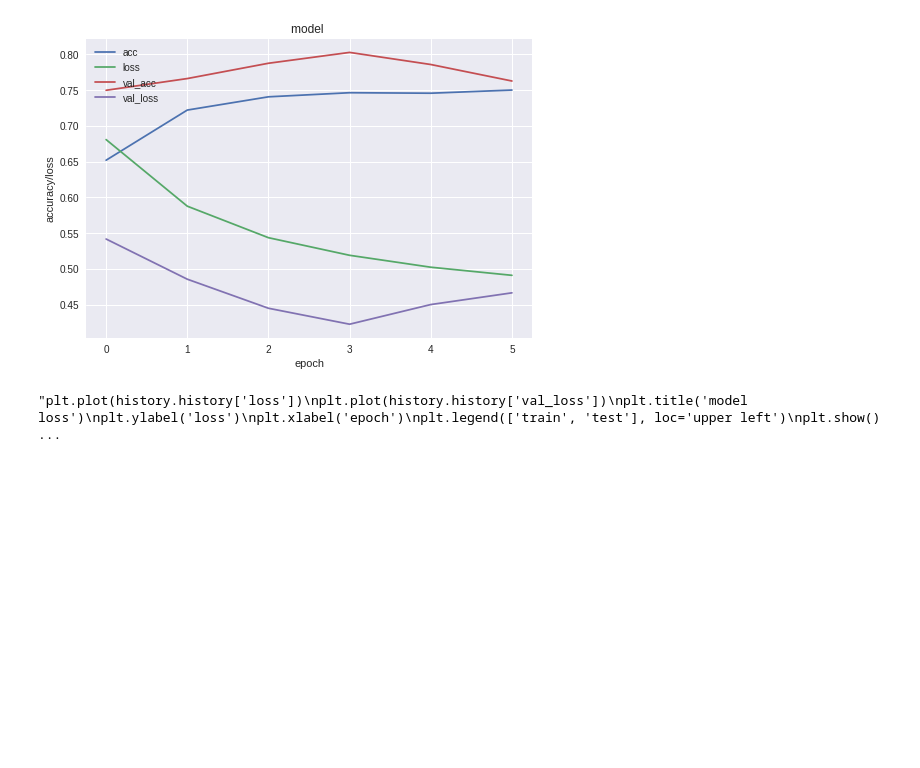
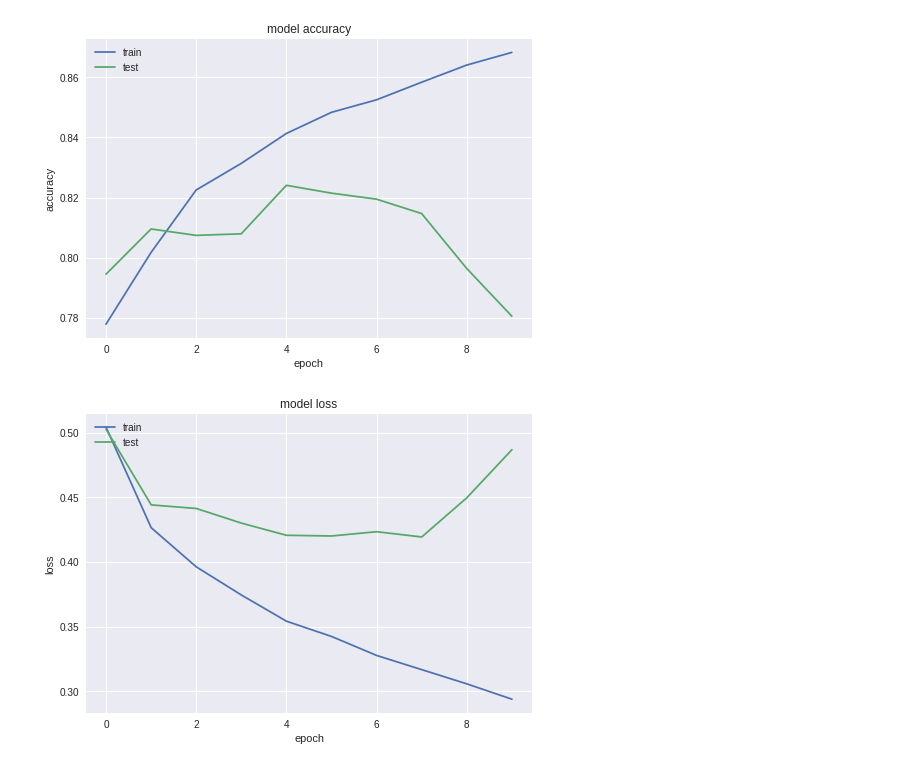
Before and after one commit to FG2511/ARE, a Jupyter notebook: model1_Francesca.ipynb, the cells around one changed output. Drawn from its saved outputs; the diff is of its cells as text; code cells hidden in the pictures; blank space fills up the shorter version.

```diff
--- a/model1_Francesca.ipynb
+++ b/model1_Francesca.ipynb
@@ -80,20 +105,23 @@ def generate_model(shape):
   model = Sequential()
   model.add(BatchNormalization())
 
-  model.add(Dense(113, input_dim=shape, use_bias=False, kernel_initializer='random_uniform'))#, activation='relu'))
+  '''model.add(Dense(113, input_dim=shape, kernel_initializer='random_uniform',  bias_initializer='zeros', activation='relu'))'''
+  model.add(Dense(113, input_dim=shape, kernel_initializer='random_uniform', use_bias = False))
   model.add(BatchNormalization())
   model.add(Activation('relu'))
-  model.add(Dropout(0.5))
+  model.add(Dropout(0,5))
 
-  model.add(Dense(229, use_bias=False, kernel_initializer='random_uniform')) #, activation='relu'))
+  '''model.add(Dense(229, kernel_initializer='random_uniform',  bias_initializer='zeros', activation='relu'))'''
+  model.add(Dense(57, kernel_initializer='random_uniform', use_bias = False))
   model.add(BatchNormalization())
   model.add(Activation('relu'))
-  model.add(Dropout(0.5))
+  model.add(Dropout(0,5))
 
-  model.add(Dense(153, use_bias=False, kernel_initializer='random_uniform')) #, activation='relu'))
+  '''model.add(Dense(153, kernel_initializer='random_uniform',  bias_initializer='zeros', activation='relu'))'''
+  '''model.add(Dense(153, kernel_initializer='random_uniform', use_bias = False))
   model.add(BatchNormalization())
   model.add(Activation('relu'))
-  model.add(Dropout(0.5))
+  model.add(Dropout(0,5))'''
 
   model.add(Dense(1, activation='sigmoid'))
   #print(model.summary())
@@ -209,25 +251,26 @@ Pasto: 48.02 %
 # %%
 #PLOT RESULTS
 
 # summarize history for accuracy
+
 plt.plot(history.history['acc'])
-plt.plot(history.history['loss'])
 plt.plot(history.history['val_acc'])
-plt.plot(history.history['val_loss'])
-plt.title('model ')
-plt.ylabel('accuracy/loss')
+plt.title('model accuracy')
+plt.ylabel('accuracy')
 plt.xlabel('epoch')
-plt.legend(['acc', 'loss', 'val_acc', 'val_loss'], loc='upper left')
+plt.legend(['train', 'test'], loc='upper left')
 plt.show()
 
+
 # summarize history for loss
-'''plt.plot(history.history['loss'])
+
+plt.plot(history.history['loss'])
 plt.plot(history.history['val_loss'])
 plt.title('model loss')
 plt.ylabel('loss')
 plt.xlabel('epoch')
 plt.legend(['train', 'test'], loc='upper left')
-plt.show()'''
+plt.show()
 # %% [output]
-[figure, old version]
+[figure, new version]
-"plt.plot(history.history['loss'])\nplt.plot(history.history['val_loss'])\nplt.title('model loss')\nplt.ylabel('loss')\nplt.xlabel('epoch')\nplt.legend(['train', 'test'], loc='upper left')\nplt.show() ...
+[figure, added]
```
Also changed, not shown: parts of 6 cells of this notebook.
